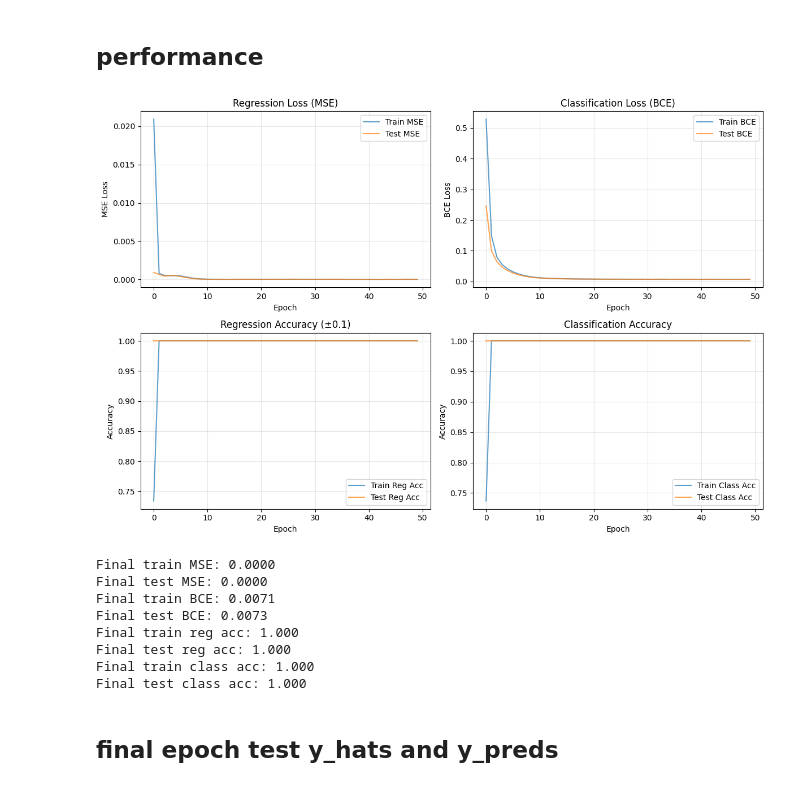
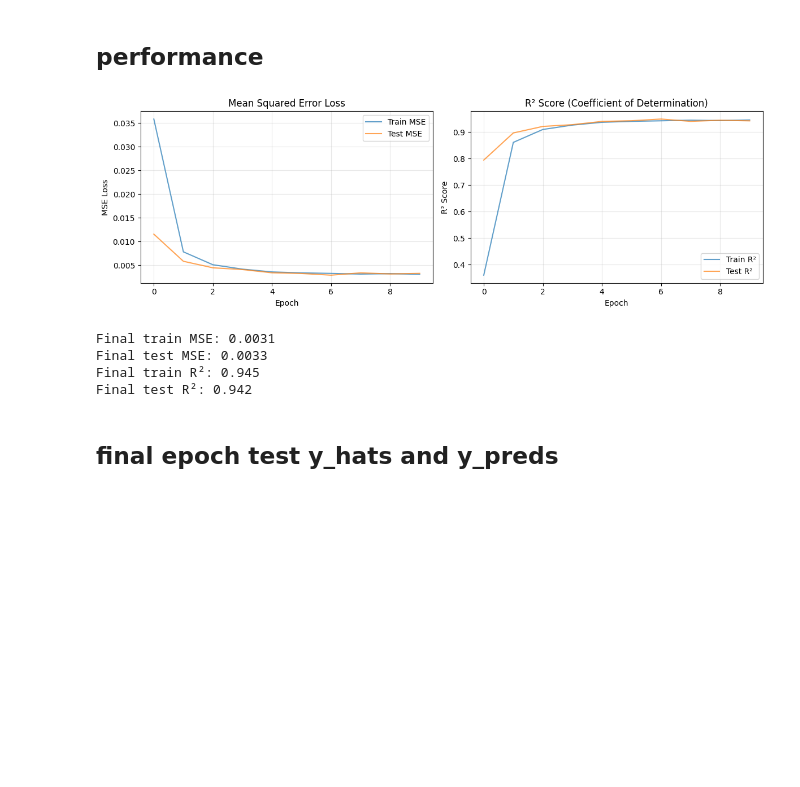
Before and after one commit to siyer7/asymmetry_design, a Jupyter notebook: code/NN_multihead.ipynb, the cells around one changed output. Drawn from its saved outputs; the diff is of its cells as text; code cells hidden in the pictures; blank space fills up the shorter version.

```diff
--- a/code/NN_multihead.ipynb
+++ b/code/NN_multihead.ipynb
@@ -277,66 +300,40 @@ Training completed. Collected 50 test prediction snapshots.
 # %% [markdown]
 ## performance
 # %%
-fig, axs = plt.subplots(2, 2, figsize=(12, 8))
-axs = axs.flatten()
+fig, axs = plt.subplots(1, 2, figsize=(12, 4))
 
-# Plot 1: Regression Loss (MSE)
+# Plot 1: MSE Loss
 axs[0].plot(epoch_avg_performance['train_mse'], label='Train MSE', alpha=0.7)
 axs[0].plot(epoch_avg_performance['test_mse'], label='Test MSE', alpha=0.7)
 axs[0].set_xlabel('Epoch')
 axs[0].set_ylabel('MSE Loss')
-axs[0].set_title('Regression Loss (MSE)')
+axs[0].set_title('Mean Squared Error Loss')
 axs[0].legend()
 axs[0].grid(True, alpha=0.3)
 
-# Plot 2: Classification Loss (BCE)
-axs[1].plot(epoch_avg_performance['train_bce'], label='Train BCE', alpha=0.7)
-axs[1].plot(epoch_avg_performance['test_bce'], label='Test BCE', alpha=0.7)
+# Plot 2: R² Score
+axs[1].plot(epoch_avg_performance['train_r2'], label='Train R²', alpha=0.7)
+axs[1].plot(epoch_avg_performance['test_r2'], label='Test R²', alpha=0.7)
 axs[1].set_xlabel('Epoch')
-axs[1].set_ylabel('BCE Loss')
-axs[1].set_title('Classification Loss (BCE)')
+axs[1].set_ylabel('R² Score')
+axs[1].set_title('R² Score (Coefficient of Determination)')
 axs[1].legend()
 axs[1].grid(True, alpha=0.3)
-
-# Plot 3: Regression Accuracy
-axs[2].plot(epoch_avg_performance['train_reg_acc'], label='Train Reg Acc', alpha=0.7)
-axs[2].plot(epoch_avg_performance['test_reg_acc'], label='Test Reg Acc', alpha=0.7)
-axs[2].set_xlabel('Epoch')
-axs[2].set_ylabel('Accuracy')
-axs[2].set_title('Regression Accuracy (±0.1)')
-axs[2].legend()
-axs[2].grid(True, alpha=0.3)
-
-# Plot 4: Classification Accuracy
-axs[3].plot(epoch_avg_performance['train_class_acc'], label='Train Class Acc', alpha=0.7)
-axs[3].plot(epoch_avg_performance['test_class_acc'], label='Test Class Acc', alpha=0.7)
-axs[3].set_xlabel('Epoch')
-axs[3].set_ylabel('Accuracy')
-axs[3].set_title('Classification Accuracy')
-axs[3].legend()
-axs[3].grid(True, alpha=0.3)
 
 plt.tight_layout()
 plt.show()
 
+# Print final performance metrics
 print(f"Final train MSE: {epoch_avg_performance['train_mse'][-1]:.4f}")
 print(f"Final test MSE: {epoch_avg_performance['test_mse'][-1]:.4f}")
-print(f"Final train BCE: {epoch_avg_performance['train_bce'][-1]:.4f}")
-print(f"Final test BCE: {epoch_avg_performance['test_bce'][-1]:.4f}")
-print(f"Final train reg acc: {epoch_avg_performance['train_reg_acc'][-1]:.3f}")
-print(f"Final test reg acc: {epoch_avg_performance['test_reg_acc'][-1]:.3f}")
-print(f"Final train class acc: {epoch_avg_performance['train_class_acc'][-1]:.3f}")
-print(f"Final test class acc: {epoch_avg_performance['test_class_acc'][-1]:.3f}")
+print(f"Final train R²: {epoch_avg_performance['train_r2'][-1]:.3f}")
+print(f"Final test R²: {epoch_avg_performance['test_r2'][-1]:.3f}")
 # %% [output]
-[figure, old version]
+[figure, new version]
-Final train MSE: 0.0000
-Final test MSE: 0.0000
-Final train BCE: 0.0071
-Final test BCE: 0.0073
-Final train reg acc: 1.000
-Final test reg acc: 1.000
-Final train class acc: 1.000
-Final test class acc: 1.000
+Final train MSE: 0.0031
+Final test MSE: 0.0033
+Final train R²: 0.945
+Final test R²: 0.942
 # %% [markdown]
 ## final epoch test y_hats and y_preds
 # %%
```
Also changed, not shown: parts of 7 cells of this notebook.
